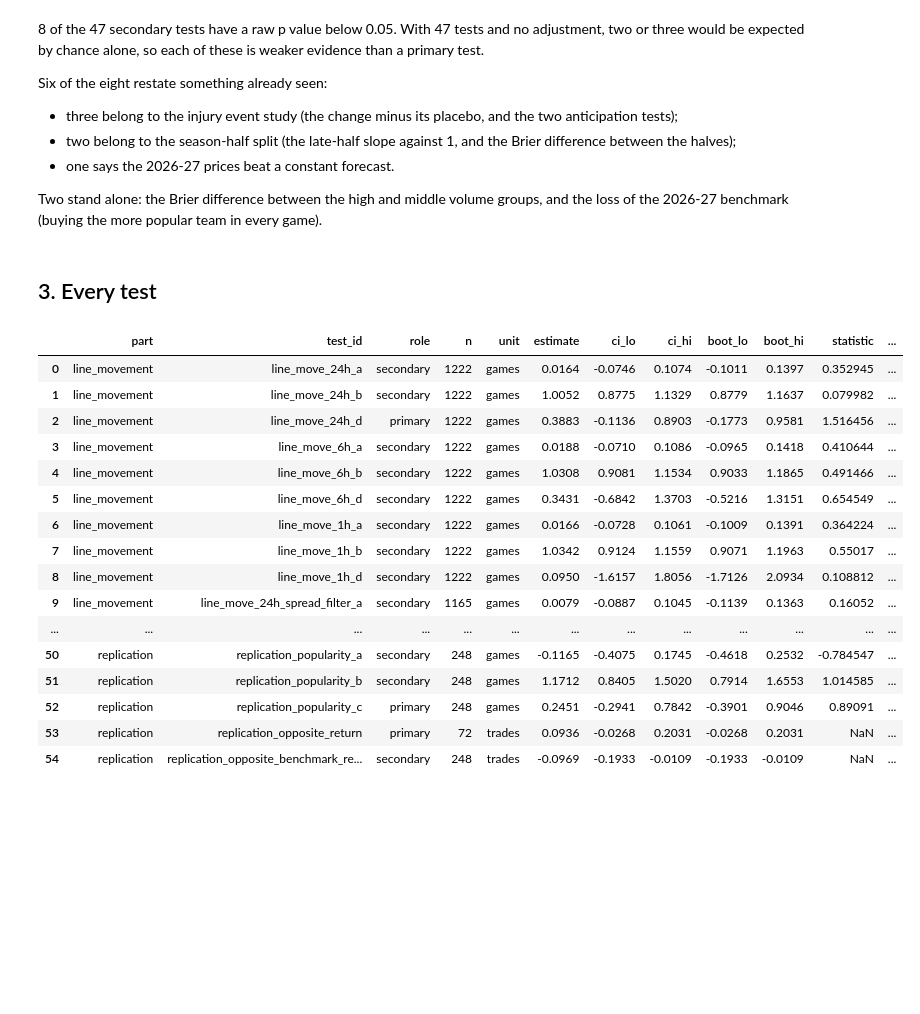
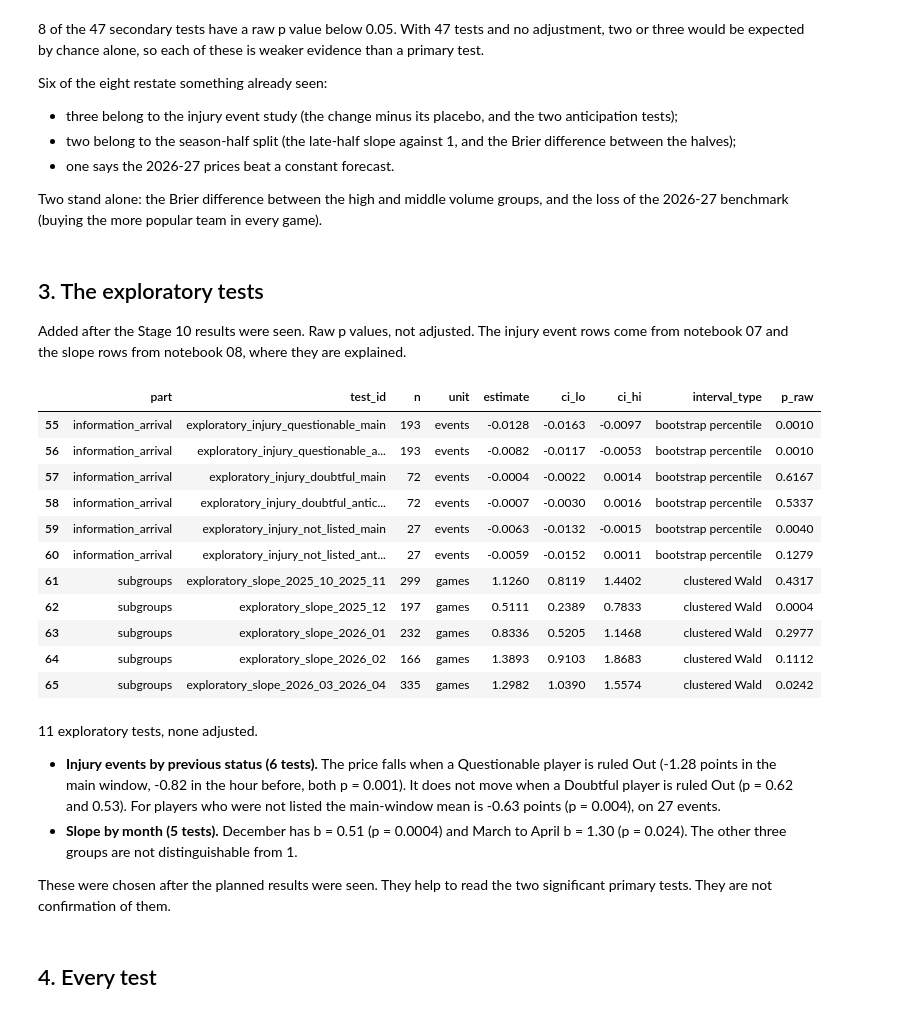
Before and after one commit to kelvinchi02/nba-kalshi-calibration, a Jupyter notebook: notebooks/10_all_tests.ipynb, the cells around one changed output. Drawn from its saved outputs; the diff is of its cells as text; code cells hidden in the pictures; blank space fills up the shorter version.

```diff
--- a/notebooks/10_all_tests.ipynb
+++ b/notebooks/10_all_tests.ipynb
@@ -23,8 +25,10 @@ import all_tests
 from csv_io import read_csv, write_csv
 
 parts = [read_csv(all_tests.part_path(part)) for part in all_tests.PARTS]
-combined = all_tests.combine(parts)
+exploratory_parts = [read_csv(all_tests.part_path(name)) for name in all_tests.EXPLORATORY_FILES]
+combined = all_tests.combine(parts + exploratory_parts)
 write_csv(combined, all_tests.ALL_TESTS_PATH)
 print(f"{len(combined)} tests: {(combined['role'] == 'primary').sum()} primary, "
-      f"{(combined['role'] == 'secondary').sum()} secondary")
+      f"{(combined['role'] == 'secondary').sum()} secondary, "
+      f"{(combined['role'] == 'exploratory').sum()} exploratory")
 # %% [output]
@@ -91,26 +95,32 @@ Six of the eight restate something already seen:
 
 Two stand alone: the Brier difference between the high and middle volume groups, and the loss of the 2026-27 benchmark (buying the more popular team in every game).
 # %% [markdown]
-## 3. Every test
+## 3. The exploratory tests
+
+Added after the Stage 10 results were seen. Raw p values, not adjusted. The injury event rows come from notebook 07 and the slope rows from notebook 08, where they are explained.
 # %%
-with pd.option_context("display.max_rows", 200):
-    display(combined[["part", "test_id", "role", "n", "unit", "estimate", "ci_lo", "ci_hi",
-                      "boot_lo", "boot_hi", "statistic", "df", "p_raw", "p_holm"]].round(4))
+exploratory = combined[combined["role"] == "exploratory"]
+display(exploratory[["part", "test_id", "n", "unit", "estimate", "ci_lo", "ci_hi", "interval_type",
+                     "p_raw"]].round(4))
 # %% [output]
-|  | part | test_id | role | n | unit | estimate | ci_lo | ci_hi | boot_lo | boot_hi | statistic | ... |
-| 0 | line_movement | line_move_24h_a | secondary | 1222 | games | 0.0164 | -0.0746 | 0.1074 | -0.1011 | 0.1397 | 0.352945 | ... |
-| 1 | line_movement | line_move_24h_b | secondary | 1222 | games | 1.0052 | 0.8775 | 1.1329 | 0.8779 | 1.1637 | 0.079982 | ... |
-| 2 | line_movement | line_move_24h_d | primary | 1222 | games | 0.3883 | -0.1136 | 0.8903 | -0.1773 | 0.9581 | 1.516456 | ... |
-| 3 | line_movement | line_move_6h_a | secondary | 1222 | games | 0.0188 | -0.0710 | 0.1086 | -0.0965 | 0.1418 | 0.410644 | ... |
-| 4 | line_movement | line_move_6h_b | secondary | 1222 | games | 1.0308 | 0.9081 | 1.1534 | 0.9033 | 1.1865 | 0.491466 | ... |
-| 5 | line_movement | line_move_6h_d | secondary | 1222 | games | 0.3431 | -0.6842 | 1.3703 | -0.5216 | 1.3151 | 0.654549 | ... |
-| 6 | line_movement | line_move_1h_a | secondary | 1222 | games | 0.0166 | -0.0728 | 0.1061 | -0.1009 | 0.1391 | 0.364224 | ... |
-| 7 | line_movement | line_move_1h_b | secondary | 1222 | games | 1.0342 | 0.9124 | 1.1559 | 0.9071 | 1.1963 | 0.55017 | ... |
-| 8 | line_movement | line_move_1h_d | secondary | 1222 | games | 0.0950 | -1.6157 | 1.8056 | -1.7126 | 2.0934 | 0.108812 | ... |
-| 9 | line_movement | line_move_24h_spread_filter_a | secondary | 1165 | games | 0.0079 | -0.0887 | 0.1045 | -0.1139 | 0.1363 | 0.16052 | ... |
-| ... | ... | ... | ... | ... | ... | ... | ... | ... | ... | ... | ... | ... |
-| 50 | replication | replication_popularity_a | secondary | 248 | games | -0.1165 | -0.4075 | 0.1745 | -0.4618 | 0.2532 | -0.784547 | ... |
-| 51 | replication | replication_popularity_b | secondary | 248 | games | 1.1712 | 0.8405 | 1.5020 | 0.7914 | 1.6553 | 1.014585 | ... |
-| 52 | replication | replication_popularity_c | primary | 248 | games | 0.2451 | -0.2941 | 0.7842 | -0.3901 | 0.9046 | 0.89091 | ... |
-| 53 | replication | replication_opposite_return | primary | 72 | trades | 0.0936 | -0.0268 | 0.2031 | -0.0268 | 0.2031 | NaN | ... |
-| 54 | replication | replication_opposite_benchmark_re... | secondary | 248 | trades | -0.0969 | -0.1933 | -0.0109 | -0.1933 | -0.0109 | NaN | ... |
+|  | part | test_id | n | unit | estimate | ci_lo | ci_hi | interval_type | p_raw |
+| 55 | information_arrival | exploratory_injury_questionable_main | 193 | events | -0.0128 | -0.0163 | -0.0097 | bootstrap percentile | 0.0010 |
+| 56 | information_arrival | exploratory_injury_questionable_a... | 193 | events | -0.0082 | -0.0117 | -0.0053 | bootstrap percentile | 0.0010 |
+| 57 | information_arrival | exploratory_injury_doubtful_main | 72 | events | -0.0004 | -0.0022 | 0.0014 | bootstrap percentile | 0.6167 |
+| 58 | information_arrival | exploratory_injury_doubtful_antic... | 72 | events | -0.0007 | -0.0030 | 0.0016 | bootstrap percentile | 0.5337 |
+| 59 | information_arrival | exploratory_injury_not_listed_main | 27 | events | -0.0063 | -0.0132 | -0.0015 | bootstrap percentile | 0.0040 |
+| 60 | information_arrival | exploratory_injury_not_listed_ant... | 27 | events | -0.0059 | -0.0152 | 0.0011 | bootstrap percentile | 0.1279 |
+| 61 | subgroups | exploratory_slope_2025_10_2025_11 | 299 | games | 1.1260 | 0.8119 | 1.4402 | clustered Wald | 0.4317 |
+| 62 | subgroups | exploratory_slope_2025_12 | 197 | games | 0.5111 | 0.2389 | 0.7833 | clustered Wald | 0.0004 |
+| 63 | subgroups | exploratory_slope_2026_01 | 232 | games | 0.8336 | 0.5205 | 1.1468 | clustered Wald | 0.2977 |
+| 64 | subgroups | exploratory_slope_2026_02 | 166 | games | 1.3893 | 0.9103 | 1.8683 | clustered Wald | 0.1112 |
+| 65 | subgroups | exploratory_slope_2026_03_2026_04 | 335 | games | 1.2982 | 1.0390 | 1.5574 | clustered Wald | 0.0242 |
+# %% [markdown]
+11 exploratory tests, none adjusted.
+
+- **Injury events by previous status (6 tests).** The price falls when a Questionable player is ruled Out (-1.28 points in the main window, -0.82 in the hour before, both p = 0.001). It does not move when a Doubtful player is ruled Out (p = 0.62 and 0.53). For players who were not listed the main-window mean is -0.63 points (p = 0.004), on 27 events.
+- **Slope by month (5 tests).** December has b = 0.51 (p = 0.0004) and March to April b = 1.30 (p = 0.024). The other three groups are not distinguishable from 1.
+
+These were chosen after the planned results were seen. They help to read the two significant primary tests. They are not confirmation of them.
+# %% [markdown]
+## 4. Every test
```
Also changed, not shown: parts of 3 cells of this notebook, 16 other files.
